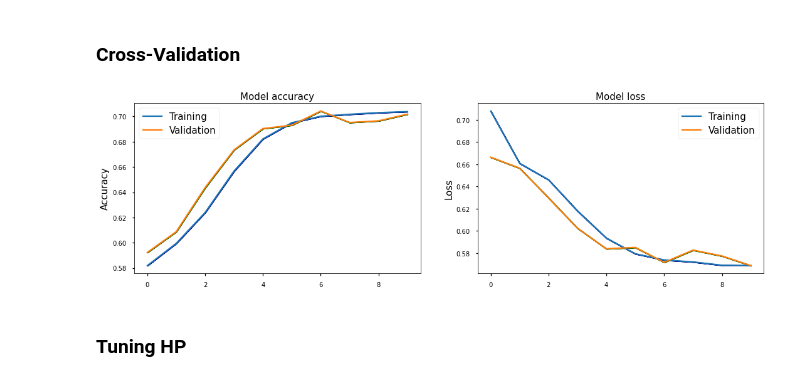
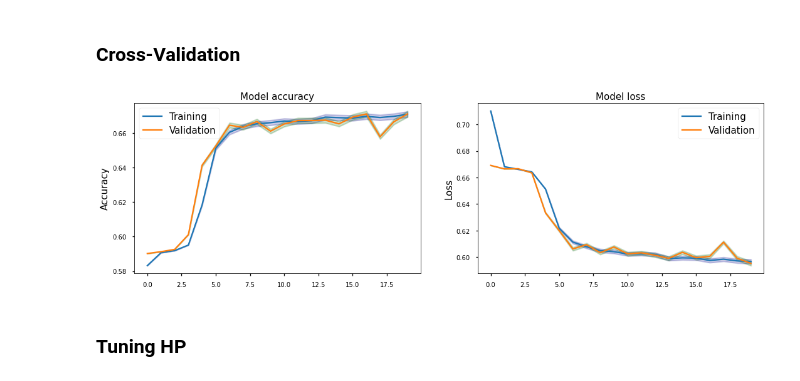
Before and after one commit to as2c/MLP---Cosmology, a Jupyter notebook: NN/NN_Keras_Binary.ipynb, the cells around one changed output. Cells and saved outputs as stored; diff of their text form; code cells hidden in the pictures.

```diff
--- a/NN/NN_Keras_Binary.ipynb
+++ b/NN/NN_Keras_Binary.ipynb
@@ -354,12 +316,12 @@ Epoch 8/8
 # %%
 # Grid search over these:
-dense_size_candidates = [[40,30,30], [30,10] , [30,10,10] ] # the lists contain the number of nodes for each layer
+dense_size_candidates = [[100,50,10], [100,30,10] , [30,10,10] ] # the lists contain the number of nodes for each layer
 regularizations_candidates = [ (.01), (.001) ]
 # dropouts_candidates = [  (.005), (.01), (.003) ]
 lr_candidates = [.1, .01, .001]
 # epch_list = [4, 10]
 batch_size_candidates = [500,300]
-
+active = [['tanh','elu','relu'],['tanh','tanh','relu'],['relu','relu','relu']]
 from tensorflow.keras.wrappers.scikit_learn import KerasClassifier
 from sklearn.model_selection import StratifiedKFold, cross_val_score, GridSearchCV
 
@@ -372,7 +334,8 @@ validator = GridSearchCV(gs_classifier,
                                      'epochs': [3],
                                      'regularizations': regularizations_candidates,
                                     #  'dropouts': dropouts_candidates,
-                                     'lr': lr_candidates},
+                                     'lr': lr_candidates,
+                                     'act': active},
                          scoring='accuracy',
                          n_jobs= 1,  )
 validator.fit(X2_train, Y2_train)
@@ -597,14 +566,19 @@ def model_fn():
 
 
     model = keras.Sequential()
-    model.add(layers.Dense(30,kernel_initializer=keras.initializers.RandomUniform(minval=-0.5, maxval=0.5, seed=1),activation='relu'))
-    model.add(layers.Dense(10,kernel_initializer=keras.initializers.RandomUniform(minval=-0.5, maxval=0.5, seed=1), input_shape=(12,),activation='tanh'))
-    model.add(keras.layers.Dense(5))
+    model.add(layers.Dense(30,activation='relu', input_shape=(12, )))
+    # model.add(layers.Dense(10,activation='relu'))
+    model.add(layers.Dense(100,kernel_initializer=keras.initializers.RandomUniform(minval=-0.5, maxval=0.5, seed=1),activation='tanh'))
+    model.add(layers.Dense(300,kernel_initializer=keras.initializers.RandomUniform(minval=-0.5, maxval=0.5, seed=1),activation='elu'))
+    model.add(layers.Dense(50,kernel_initializer=keras.initializers.RandomUniform(minval=-0.5, maxval=0.5, seed=1),activation='relu'))
+    model.add(layers.Dense(10,activation='relu'))
+    model.add(keras.layers.Dense(1,activation='sigmoid'))
 
-    model.compile(loss=keras.losses.SparseCategoricalCrossentropy(from_logits=True), optimizer = keras.optimizers.Adam(learning_rate=0.01, beta_1=0.9, beta_2=0.999, epsilon=1e-06), metrics=['accuracy'])
+
+    model.compile(loss=keras.losses.BinaryCrossentropy(), optimizer = keras.optimizers.Adam(learning_rate=0.01, beta_1=0.9, beta_2=0.999, epsilon=1e-06), metrics=['Accuracy'])
     return model
 # %%
-epch = 10
+epch = 20
 batch_sz = 500
 
 from sklearn.model_selection import KFold
@@ -627,9 +601,9 @@ for train_index, val_index in kf.split(X2):
                      verbose=0)
     # print(hist.history.keys)
     loss.append(hists.history['loss'])
-    acc.append(hists.history['accuracy'])
+    acc.append(hists.history['Accuracy'])
     val_loss.append([hists.history['val_loss']])
-    val_acc.append(hists.history['val_accuracy'])
+    val_acc.append(hists.history['val_Accuracy'])
 
 loss = np.array(loss).reshape(n_folds, epch )
 acc = np.array(acc).reshape(n_folds, epch )
@@ -638,34 +612,34 @@ val_acc  = np.array(val_acc).reshape(n_folds, epch )
 # %%
 loss_m = loss.mean(axis=0)
 loss_s = loss.var(axis=0)
 acc_m = acc.mean(axis=0)
 acc_s= acc.var(axis=0)
 
 val_loss_m = val_loss.mean(axis=0)
 val_loss_s = val_loss.var(axis=0)
 val_acc_m = val_acc.mean(axis=0)
 val_acc_s= val_acc.var(axis=0)
 
 fig = plt.figure(figsize=(18,5))
 
 # Plot training & validation loss values
 ax = fig.add_subplot(1,2,2, title = 'Model loss', ylabel= 'Loss')
 plt.plot(loss_m, label = 'Training')
-plt.fill_between(range(len(loss_m)),loss_m-loss_s/2, loss_m+loss_s/2,color="darkblue", lw=2)
+plt.fill_between(range(len(loss_m)),loss_m-loss_s/2, loss_m+loss_s/2,color="darkblue", lw=2,alpha=0.2)
 plt.plot(val_loss_m, label = 'Validation')
-plt.fill_between(range(len(loss_m)),val_loss_m-val_loss_s/2, val_loss_m+val_loss_s/2,color="darkgreen", lw=2)
+plt.fill_between(range(len(loss_m)),val_loss_m-val_loss_s/2, val_loss_m+val_loss_s/2,color="darkgreen", lw=2,alpha=0.2)
 plt.legend(loc=0)
 
 # Plot training & validation accuracy values
 ax = fig.add_subplot(1,2,1, title = 'Model accuracy', ylabel= 'Accuracy')
 plt.plot(acc_m, label = 'Training')
-plt.fill_between(range(len(acc_m)),acc_m-acc_s/2, acc_m+acc_s/2,color="darkblue", lw=2)
+plt.fill_between(range(len(acc_m)),acc_m-acc_s/2, acc_m+acc_s/2,color="darkblue", lw=2,alpha=0.2)
 plt.plot(val_acc_m, label = 'Validation')
-plt.fill_between(range(len(acc_m)),val_acc_m-val_acc_s/2, val_acc_m+val_acc_s/2,color="darkgreen", lw=2)
+plt.fill_between(range(len(acc_m)),val_acc_m-val_acc_s/2, val_acc_m+val_acc_s/2,color="darkgreen", lw=2,alpha=0.2)
 plt.legend(loc=0)
 plt.show()
 # %% [output]
-[figure, old version]
+[figure, new version]
 # %% [markdown]
 ### Tuning HP
 # %% [markdown]
```
Also changed, not shown: parts of 37 cells of this notebook.
